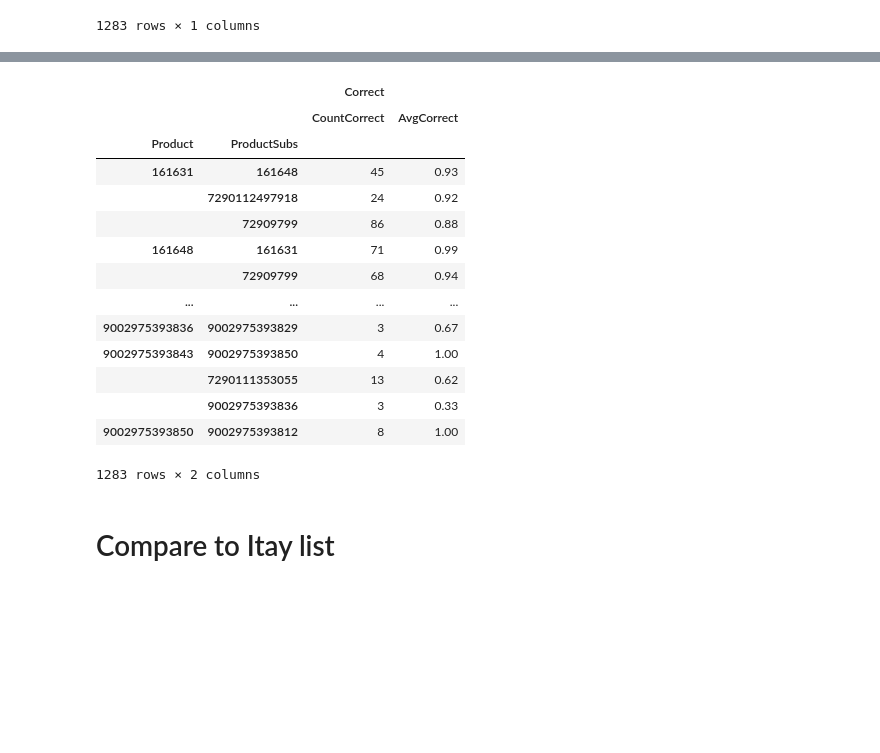
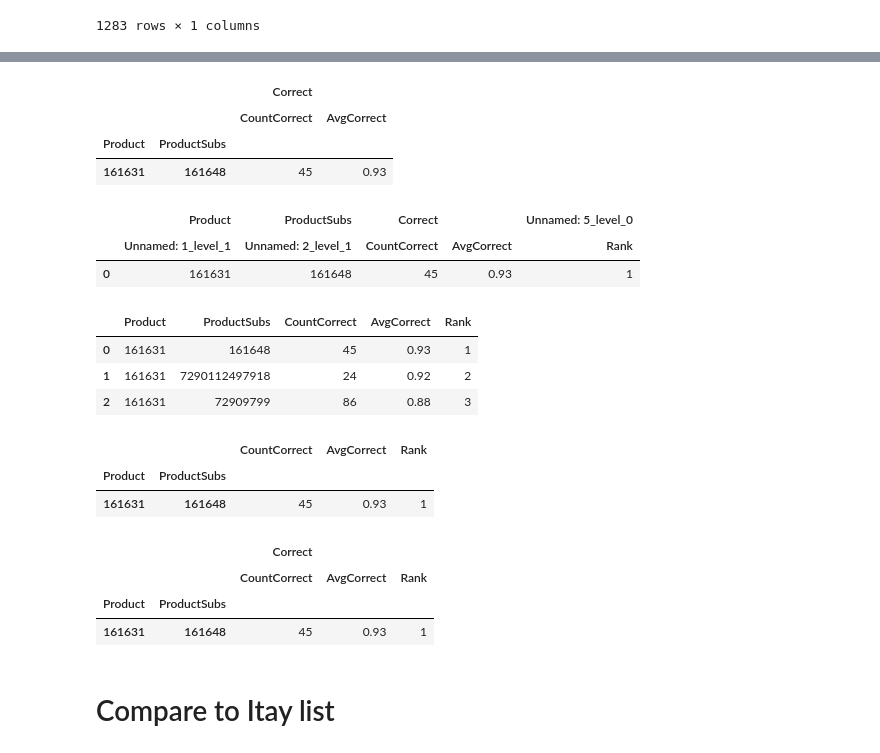
Before and after one commit to DanielKorenDataScience/ClassificationProject, a Jupyter notebook: Work_in_Process/Shufersal_predict.ipynb, the cells around one changed output, grey strips where cells are left out. Saved outputs shown, nothing was run; the diff lists cells and outputs as text; code cells hidden in the pictures; blank space fills up the shorter version.

```diff
--- a/Work_in_Process/Shufersal_predict.ipynb
+++ b/Work_in_Process/Shufersal_predict.ipynb
@@ -723,23 +755,50 @@ df_recommend
+# %%
+df_zvi0 = get_data('Results/zvi_recommendation_list.csv', header=[0,1])
+cols = pd.MultiIndex.from_tuples([("","Product"), ("","ProductSubs"), ("Correct","CountCorrect"), ("Correct","AvgCorrect")])
+df_zvi0.columns = cols
+df_zvi0.columns = df_zvi0.columns.droplevel()
+df_zvi0.set_index(['Product', 'ProductSubs'], inplace=True)
+cols = pd.MultiIndex.from_tuples([("Correct","CountCorrect"), ("Correct","AvgCorrect")])
+df_zvi0.columns = cols
+df_zvi0.head(1)
+# %% [output]
+|  |  | Correct |  |
+|  |  | CountCorrect | AvgCorrect |
+| Product | ProductSubs |  |  |
+| 161631 | 161648 | 45 | 0.93 |
+# %%
+df_zvi = pd.read_csv('zvi_recommendation_list.csv', header=[0, 1], index_col=0)
+d(df_zvi.head(1))
+# %% [output]
+|  | Product | ProductSubs | Correct |  | Unnamed: 5_level_0 |
+|  | Unnamed: 1_level_1 | Unnamed: 2_level_1 | CountCorrect | AvgCorrect | Rank |
+| 0 | 161631 | 161648 | 45 | 0.93 | 1 |
+# %%
+cols = pd.MultiIndex.from_tuples([("","Product"), ("","ProductSubs"), ("Correct","CountCorrect"), ("Correct","AvgCorrect"), ("Correct","Rank")])
+df_zvi.columns = cols
+df_zvi.columns = df_zvi.columns.droplevel()
+d(df_zvi.head(3))
+# %% [output]
+|  | Product | ProductSubs | CountCorrect | AvgCorrect | Rank |
+| 0 | 161631 | 161648 | 45 | 0.93 | 1 |
+| 1 | 161631 | 7290112497918 | 24 | 0.92 | 2 |
+| 2 | 161631 | 72909799 | 86 | 0.88 | 3 |
 # %%
-df_recommend.reset_index(inplace=True)
-df_recommend.set_index(['Product', 'ProductSubs'], inplace=True)
-df_recommend
+df_zvi.set_index(['Product', 'ProductSubs'], inplace=True)
+df_zvi.head(1)
 # %% [output]
-|  |  | Correct |  |
-|  |  | CountCorrect | AvgCorrect |
-| Product | ProductSubs |  |  |
-| 161631 | 161648 | 45 | 0.93 |
-|  | 7290112497918 | 24 | 0.92 |
-|  | 72909799 | 86 | 0.88 |
-| 161648 | 161631 | 71 | 0.99 |
-|  | 72909799 | 68 | 0.94 |
-| ... | ... | ... | ... |
-| 9002975393836 | 9002975393829 | 3 | 0.67 |
-| 9002975393843 | 9002975393850 | 4 | 1.00 |
-|  | 7290111353055 | 13 | 0.62 |
-|  | 9002975393836 | 3 | 0.33 |
-| 9002975393850 | 9002975393812 | 8 | 1.00 |
+|  |  | CountCorrect | AvgCorrect | Rank |
+| Product | ProductSubs |  |  |  |
+| 161631 | 161648 | 45 | 0.93 | 1 |
-1283 rows × 2 columns
+# %%
+cols = pd.MultiIndex.from_tuples([("Correct","CountCorrect"), ("Correct","AvgCorrect"), ("Correct","Rank")])
+df_zvi.columns = cols
+df_zvi.head(1)
+# %% [output]
+|  |  | Correct |  |  |
+|  |  | CountCorrect | AvgCorrect | Rank |
+| Product | ProductSubs |  |  |  |
+| 161631 | 161648 | 45 | 0.93 | 1 |
 # %% [markdown]
 # Compare to Itay list
 # %%
```
Also changed, not shown: parts of 10 cells of this notebook.
